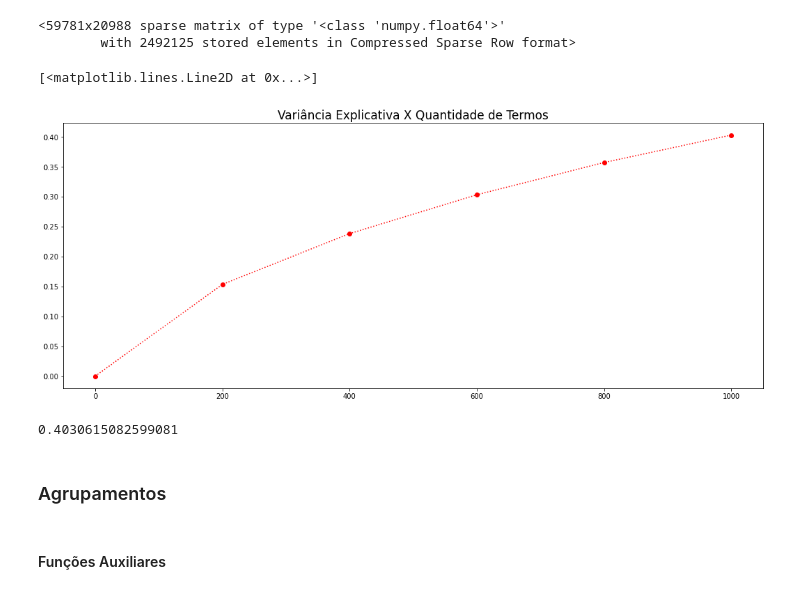
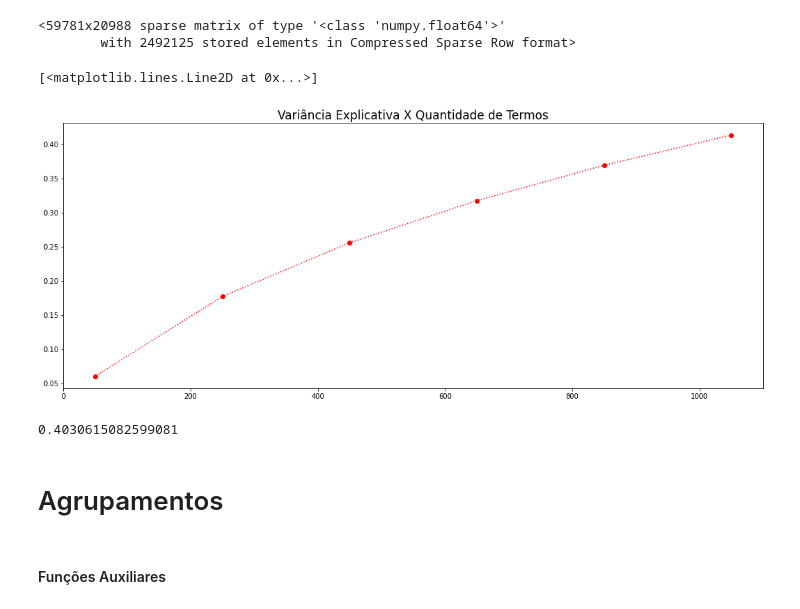
Before and after one commit to Brunu-Mene/ICienciaDados_T1, a Jupyter notebook: Finalizando_2.ipynb, the cells around one changed output. Saved outputs shown, nothing was run; the diff lists cells and outputs as text; code cells hidden in the pictures.

```diff
--- a/Finalizando_2.ipynb
+++ b/Finalizando_2.ipynb
@@ -170,17 +165,17 @@ X
 # %%
 listVarianciaExplicativa = []
 
-for n in range(0, 1200, 200):
+for n in range(50, 1200, 200):
     X_svd = TruncatedSVD(n_components=n)
     lsa = X_svd.fit(X)
     listVarianciaExplicativa.append(lsa.explained_variance_ratio_.sum())
 
 fig = plt.figure(figsize=(18, 7))
-plt.title('Variância Explicativa X Quantidade de Termos', fontsize = 17);
-plt.plot(range(0, 1200, 200), listVarianciaExplicativa, 'ro:')
+plt.title('Variância Explicativa X Quantidade de Termos', fontsize = 17)
+plt.plot(range(50, 1200, 200), listVarianciaExplicativa, 'ro:')
 # %% [output]
 [<matplotlib.lines.Line2D at 0x...>]
-[figure, old version]
+[figure, new version]
 # %%
 svd = TruncatedSVD(n_components=1000, random_state=3)
 X_svd = svd.fit_transform(X)
@@ -189,7 +184,7 @@ svd.explained_variance_ratio_.sum()
 # %% [output]
 0.4030615082599081
 # %% [markdown]
-### Agrupamentos
+# Agrupamentos
 # %% [markdown]
 #### Funções Auxiliares
 # %%
```
Also changed, not shown: parts of 18 cells of this notebook.
